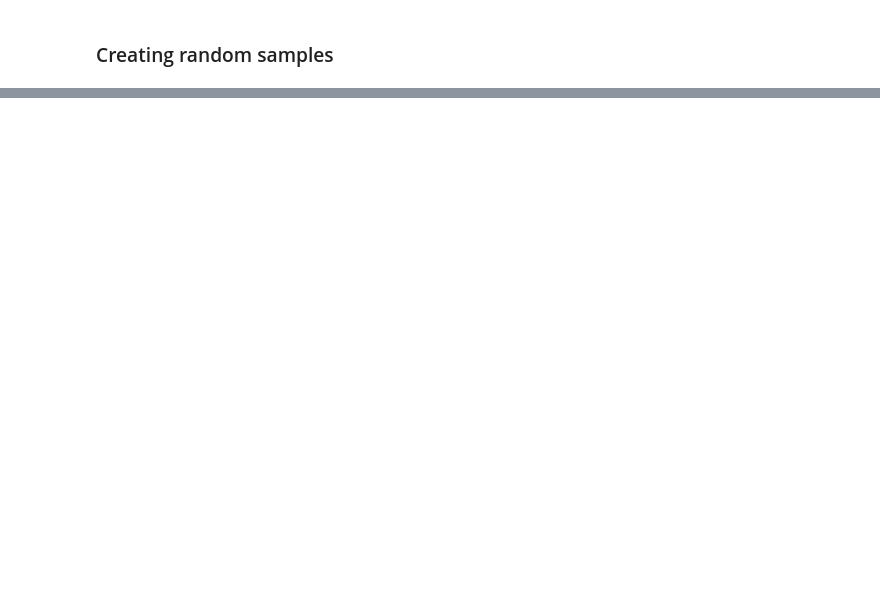
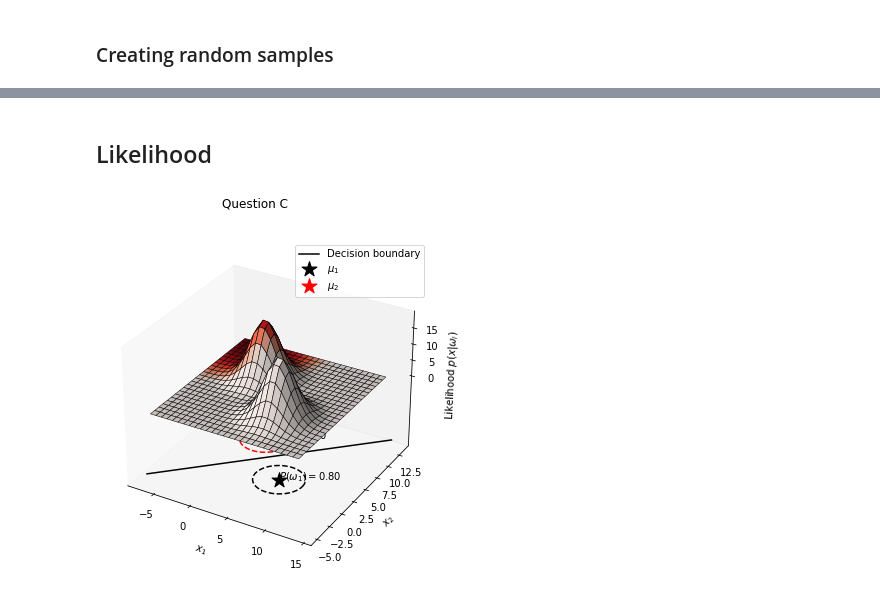
Before and after one commit to tmwatchanan/pattern-recognition, a Jupyter notebook: miniproject_2.ipynb, the cells around one changed output, grey strips where cells are left out. Cells and saved outputs as stored; diff of their text form; code cells hidden in the pictures; blank space fills up the shorter version.

```diff
--- a/miniproject_2.ipynb
+++ b/miniproject_2.ipynb
@@ -487,3 +497,0 @@ Canvas(toolbar=Toolbar(toolitems=[('Home', 'Reset original view', 'home', 'home'
-# %%
-s = np.array([[1, 2], [4, 4]])
-eigenvectors[c] * np.sqrt(np.identity(len(eigenvalues[c])) * eigenvalues[c]) @ s
@@ -601,4 +628,0 @@ Canvas(toolbar=Toolbar(toolitems=[('Home', 'Reset original view', 'home', 'home'
-# %%
-zs = np.array([discriminant_fx(s, means[0], cov[0], priors[0]) for s in np.array(list(zip(np.ravel(X), np.ravel(Y))))])
-Z = zs.reshape(X.shape)
-# g1 = np.array([discriminant_fx(s, means[0], cov, priors[0]) for s in dewhitened_samples_c1])
@@ -608,0 +629,6 @@ np.array(list(zip(np.ravel(X), np.ravel(Y)))).shape
+# %% [markdown]
+## Likelihood
+# %%
+def multivariate_normal(x, mean, cov):
+    d = len(x)
+    return np.sqrt(((2 * np.pi) ** d) * determinant(cov)) * np.exp(-(0.5) * ((x - mean).T @ inverse_matrix(cov) @ (x - mean)))
@@ -608,0 +719,4 @@ np.array(list(zip(np.ravel(X), np.ravel(Y)))).shape
+# %%
+visualize_3d(dewhitened_samples, means, cov, eigenvalues, eigenvectors, db=decision_boundary, title="Question C", offset=-20)
+# %% [output]
+[figure, added]
```
Also changed, not shown: parts of 125 cells of this notebook.
